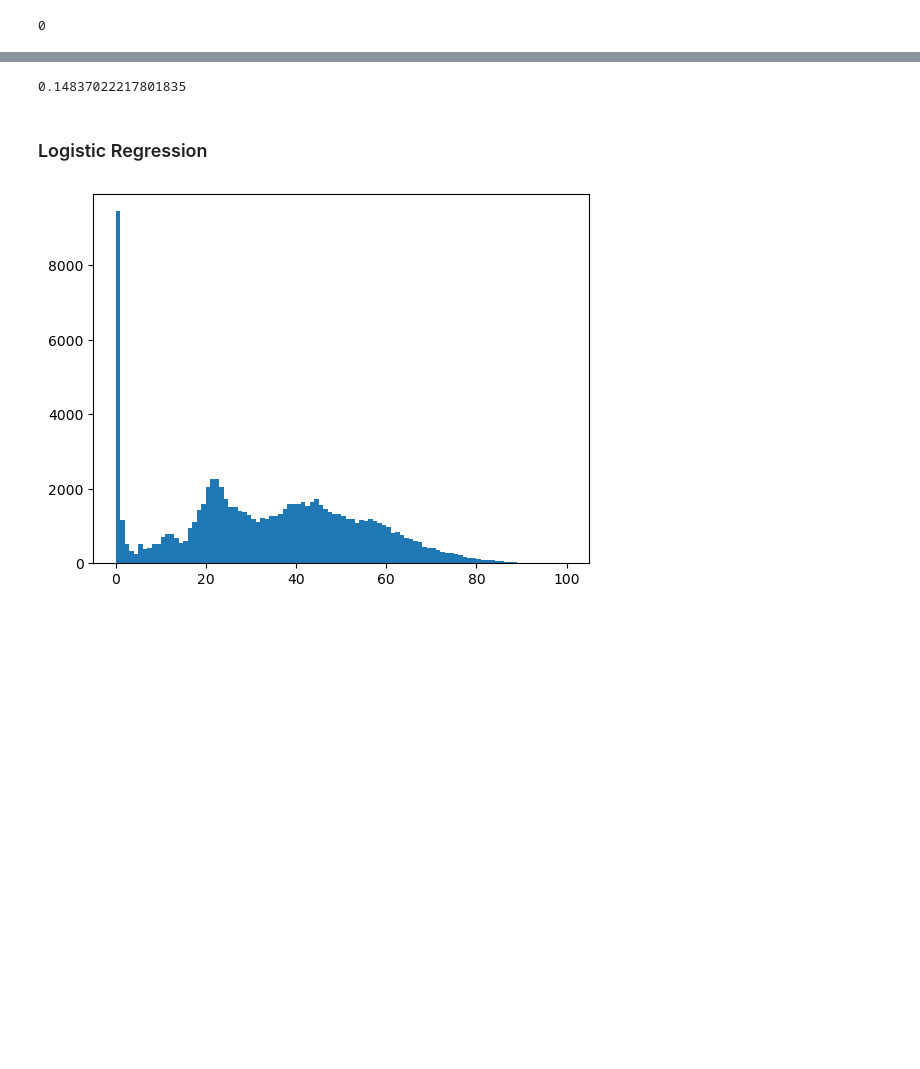
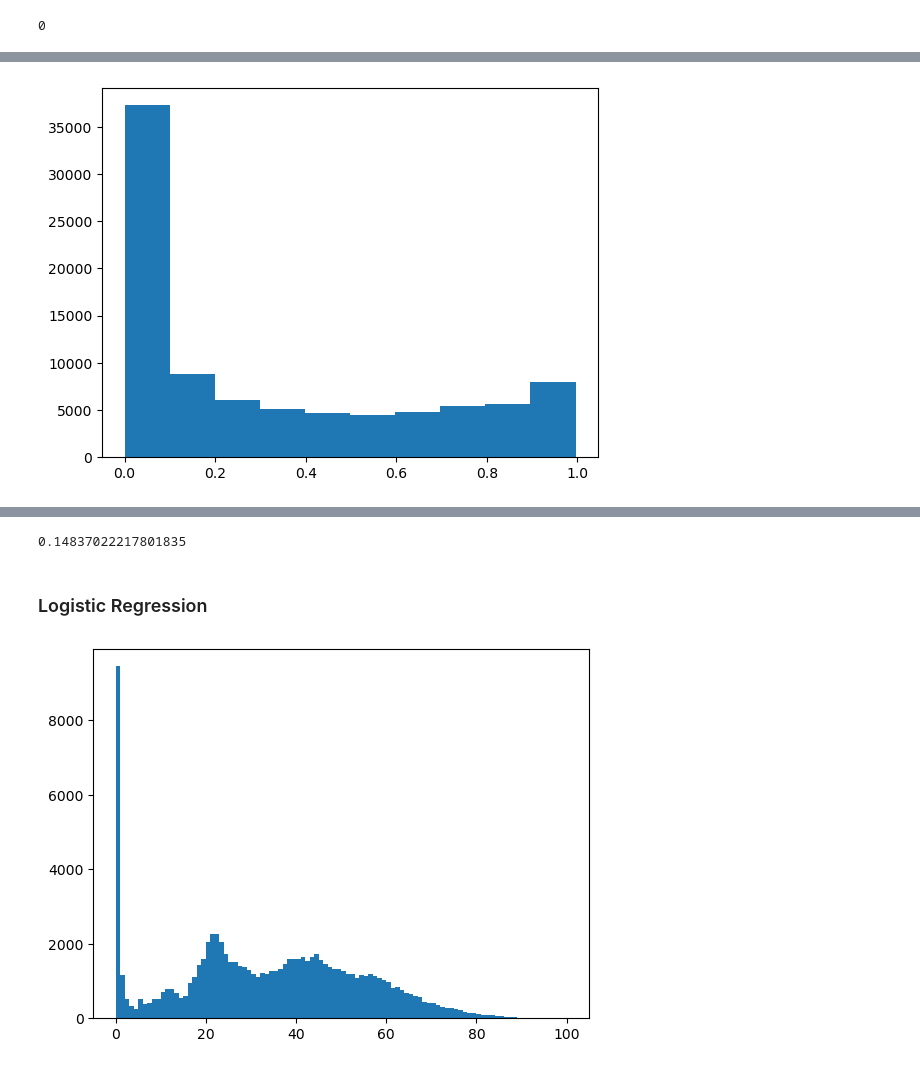
Before and after one commit to ounnuqul/Spotify_Popularity_Prediction_Model_Capstone_Project, a Jupyter notebook: data_cleaner.ipynb, the cells around one changed output, grey strips where cells are left out. Drawn from its saved outputs; the diff is of its cells as text; code cells hidden in the pictures; blank space fills up the shorter version.

```diff
--- a/data_cleaner.ipynb
+++ b/data_cleaner.ipynb
@@ -358,0 +383,5 @@ y = df_pro['popularity']
+# %%
+plt.hist(df_classified['acousticness'])
+plt.show()
+# %% [output]
+[figure, added]
```
Also changed, not shown: parts of 35 cells of this notebook.
